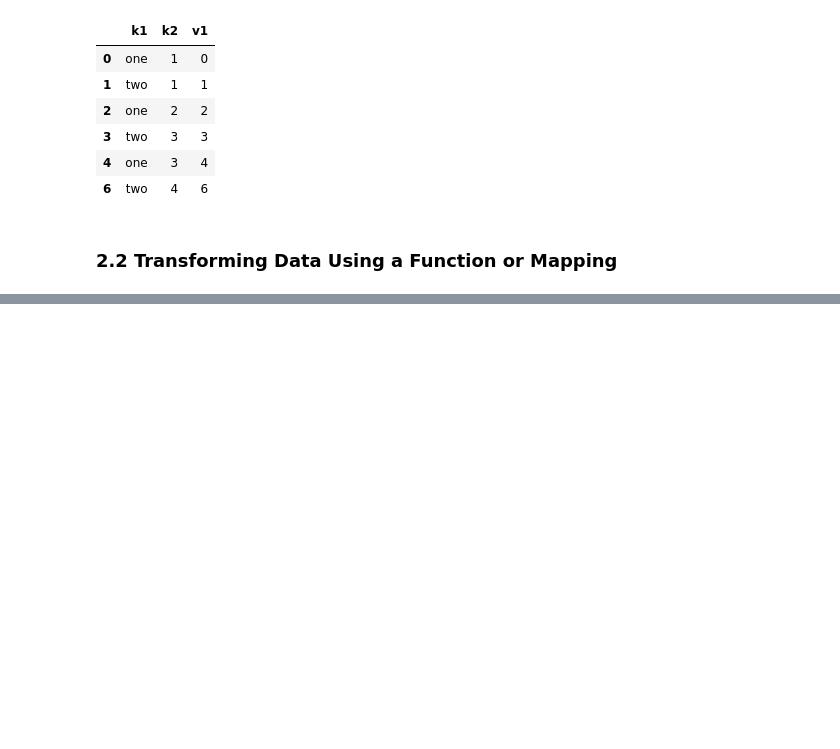
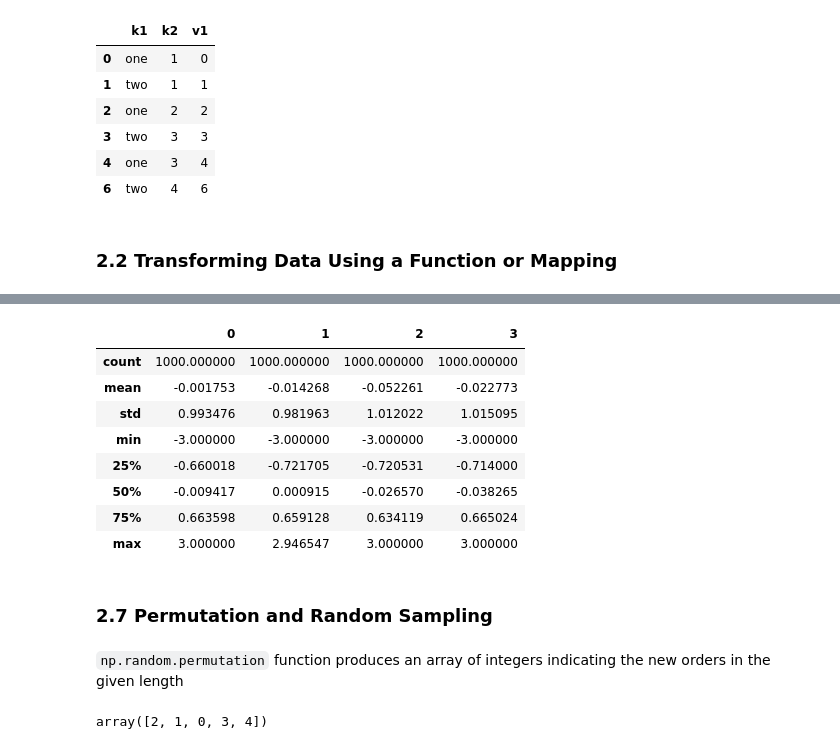
Before and after one commit to Gakun/python_for_data_analysis, a Jupyter notebook: CH7 - Data Cleaning and Preparation.ipynb, the cells around one changed output, grey strips where cells are left out. Cells and saved outputs as stored; diff of their text form; code cells hidden in the pictures; blank space fills up the shorter version.

```diff
--- a/CH7 - Data Cleaning and Preparation.ipynb
+++ b/CH7 - Data Cleaning and Preparation.ipynb
@@ -259,0 +545,17 @@ data.drop_duplicates(['k1', 'k2'], keep='last')
+# %%
+# np.sign(data) returns 1 or -1 based on the sign of value
+data[np.abs(data) > 3] = np.sign(data) * 3
+# %%
+data.describe()
+# %% [output]
+|  | 0 | 1 | 2 | 3 |
+| count | 1000.000000 | 1000.000000 | 1000.000000 | 1000.000000 |
+| mean | -0.001753 | -0.014268 | -0.052261 | -0.022773 |
+| std | 0.993476 | 0.981963 | 1.012022 | 1.015095 |
+| min | -3.000000 | -3.000000 | -3.000000 | -3.000000 |
+| 25% | -0.660018 | -0.721705 | -0.720531 | -0.714000 |
+| 50% | -0.009417 | 0.000915 | -0.026570 | -0.038265 |
+| 75% | 0.663598 | 0.659128 | 0.634119 | 0.665024 |
+| max | 3.000000 | 2.946547 | 3.000000 | 3.000000 |
+# %% [markdown]
+### 2.7 Permutation and Random Sampling
@@ -259,0 +564,2 @@ data.drop_duplicates(['k1', 'k2'], keep='last')
+# %% [markdown]
+`np.random.permutation` function produces an array of integers indicating the new orders in the given length
@@ -259,0 +568,4 @@ data.drop_duplicates(['k1', 'k2'], keep='last')
+# %%
+sampler
+# %% [output]
+array([2, 1, 0, 3, 4])
```
Also changed, not shown: parts of 108 cells of this notebook, 1 other file.
